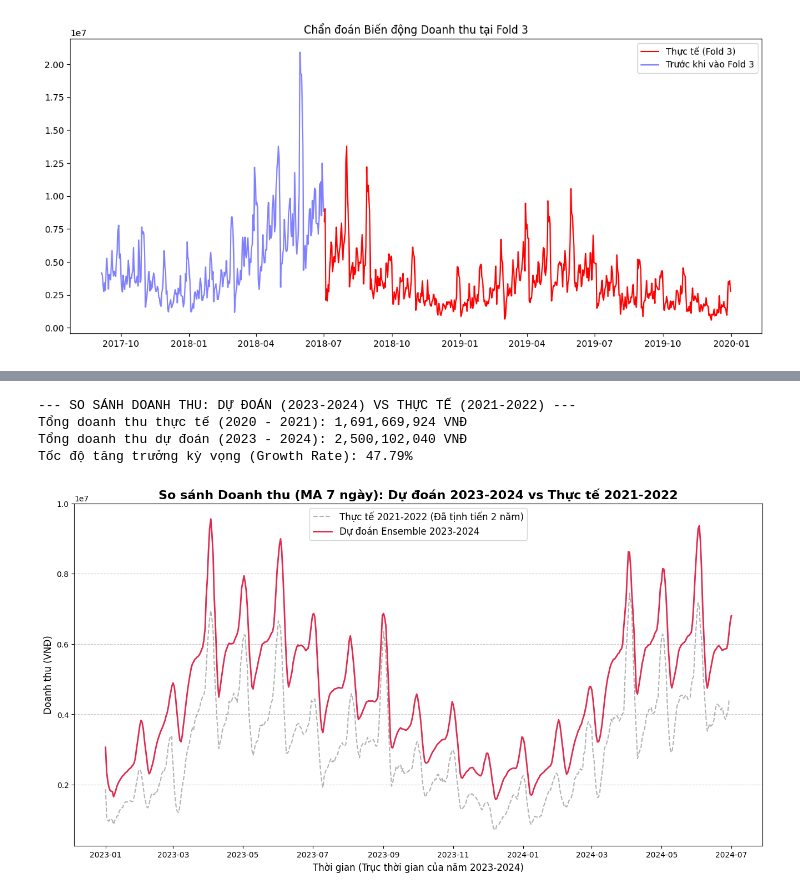
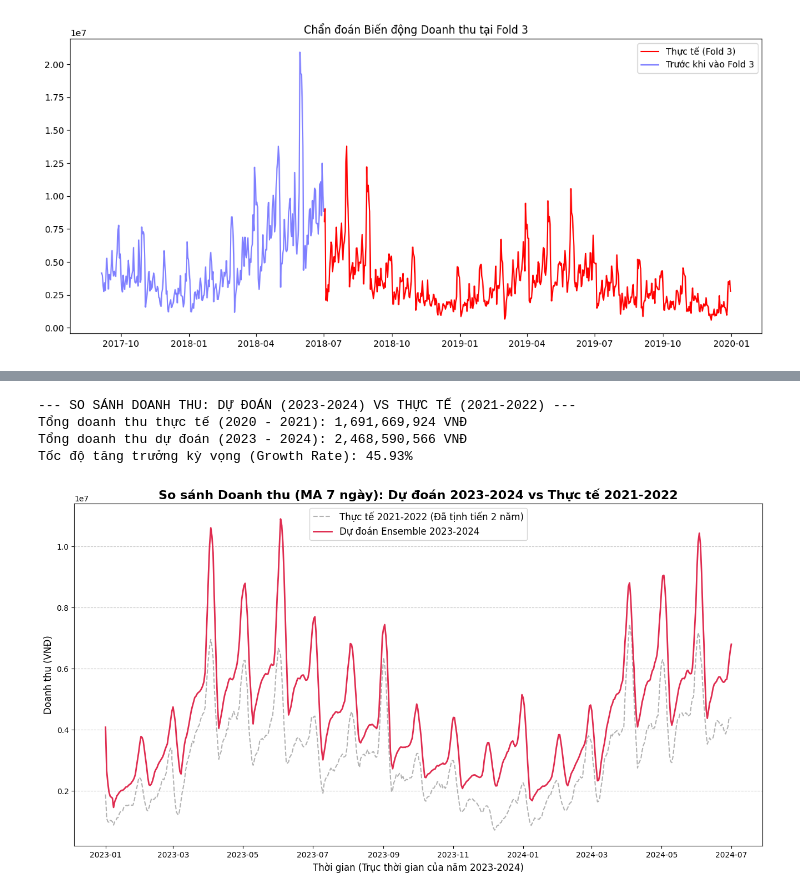
Before and after one commit to pthekiller/datathon_vin_new, a Jupyter notebook: demo_before.ipynb, the cells around one changed output, grey strips where cells are left out. Cells and saved outputs as stored; diff of their text form; code cells hidden in the pictures.

```diff
--- a/demo_before.ipynb
+++ b/demo_before.ipynb
@@ -929,12 +766,0 @@ print("✓ Đã xuất cấu hình ra file 'best_params_optuna.json' (Dễ load
-# %%
-import json
-
-# Nạp lại bộ tham số
-with open('output\\best_params_optuna.json', 'r', encoding='utf-8') as f:
-    loaded_params = json.load(f)
-
-# Lấy ra từng bộ
-best_params_rev = loaded_params["Revenue"]
-best_params_cogs = loaded_params["COGS"]
-
-print("Đã nạp thành công bộ tham số tối ưu!")
@@ -1814,11 +805,11 @@ print("--- SO SÁNH DOANH THU: DỰ ĐOÁN (2023-2024) VS THỰC TẾ (2021-2022
 
 # 1. Đọc dữ liệu
 # Dữ liệu dự đoán của bạn
-sub_new = pd.read_csv('submission_ensemble_new.csv') # Đổi lại tên file nếu cần
+sub_new = pd.read_csv('final_submission_fullfit.csv') # Đổi lại tên file nếu cần
 sub_new['Date'] = pd.to_datetime(sub_new['Date'])
 
 # Dữ liệu lịch sử thực tế (sales.csv)
-sales = pd.read_csv('sales.csv')
+sales = pd.read_csv('data\\sales.csv')
 sales['Date'] = pd.to_datetime(sales['Date'])
 
 # 2. Lọc mốc thời gian tương ứng
@@ -1843,33 +834,33 @@ total_pred = pred_df['Revenue'].sum()
 growth_rate = ((total_pred - total_hist) / total_hist) * 100
 
 print(f"Tổng doanh thu thực tế (2020 - 2021): {total_hist:,.0f} VNĐ")
 print(f"Tổng doanh thu dự đoán (2023 - 2024): {total_pred:,.0f} VNĐ")
 print(f"Tốc độ tăng trưởng kỳ vọng (Growth Rate): {growth_rate:.2f}%")
 
 # 6. Vẽ biểu đồ so sánh
 plt.figure(figsize=(16, 8))
 
 # Vẽ đường lịch sử (Màu xám, nét đứt để làm nền)
 plt.plot(hist_df['Shifted_Date'], hist_df['Revenue_Smooth'],
          label='Thực tế 2021-2022 (Đã tịnh tiến 2 năm)',
          color='gray', alpha=0.6, linestyle='--', linewidth=1.5)
 
 # Vẽ đường dự đoán (Màu xanh/đỏ nổi bật)
 plt.plot(pred_df['Date'], pred_df['Revenue_Smooth'],
          label='Dự đoán Ensemble 2023-2024',
          color='crimson', alpha=0.9, linewidth=2)
 
 # Cài đặt biểu đồ
 plt.title('So sánh Doanh thu (MA 7 ngày): Dự đoán 2023-2024 vs Thực tế 2021-2022', fontsize=16, fontweight='bold')
 plt.xlabel('Thời gian (Trục thời gian của năm 2023-2024)', fontsize=12)
 plt.ylabel('Doanh thu (VNĐ)', fontsize=12)
 plt.legend(fontsize=12)
 plt.grid(axis='y', linestyle='--', alpha=0.7)
 
 # Lưu đồ
 # %% [output]
 --- SO SÁNH DOANH THU: DỰ ĐOÁN (2023-2024) VS THỰC TẾ (2021-2022) ---
 Tổng doanh thu thực tế (2020 - 2021): 1,691,669,924 VNĐ
-Tổng doanh thu dự đoán (2023 - 2024): 2,500,102,040 VNĐ
-Tốc độ tăng trưởng kỳ vọng (Growth Rate): 47.79%
+Tổng doanh thu dự đoán (2023 - 2024): 2,468,590,566 VNĐ
+Tốc độ tăng trưởng kỳ vọng (Growth Rate): 45.93%
-[figure, old version]
+[figure, new version]
```
Also changed, not shown: parts of 45 cells of this notebook, 8 other files.
